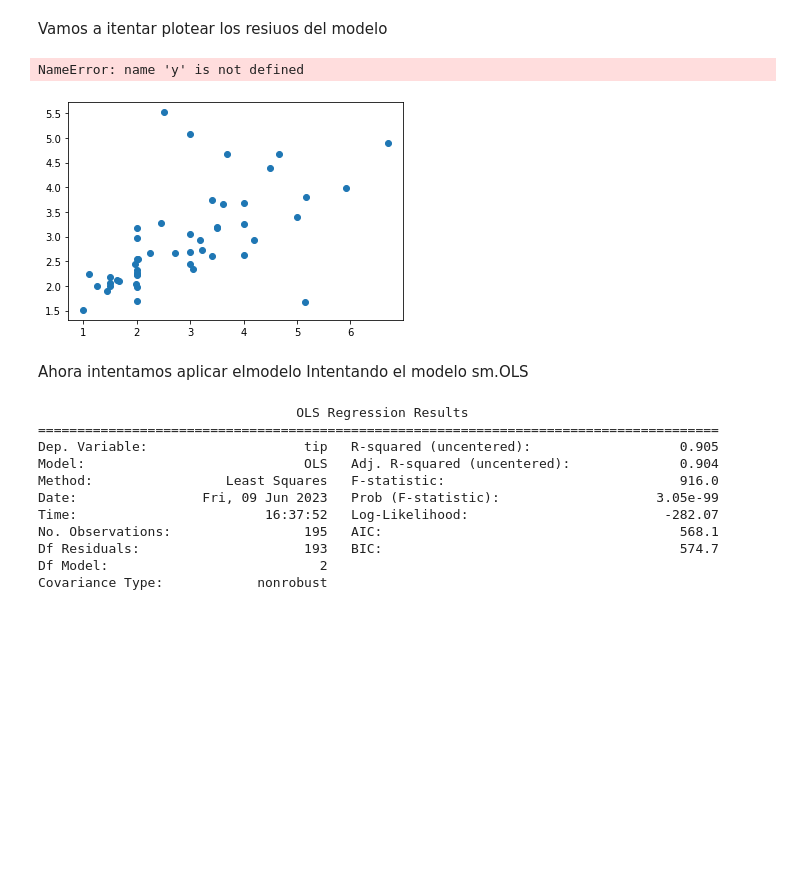
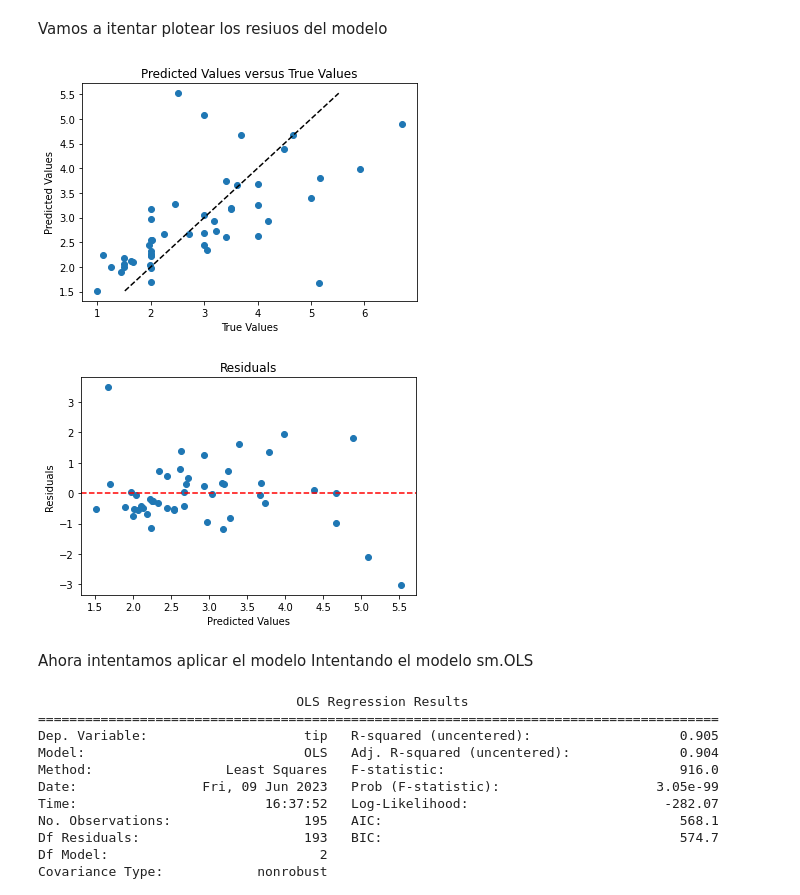
Before and after one commit to Sergio-Ibarra-1795/Diplomado_UNAM_DC_Full_gitHub, a Jupyter notebook: Modulo6_Aprendizaje_supervisado/Modulo6_02_Regresion_Lineal.ipynb, the cells around one changed output. Cells and saved outputs as stored; diff of their text form; code cells hidden in the pictures; blank space fills up the shorter version.

```diff
--- a/Modulo6_Aprendizaje_supervisado/Modulo6_02_Regresion_Lineal.ipynb
+++ b/Modulo6_Aprendizaje_supervisado/Modulo6_02_Regresion_Lineal.ipynb
@@ -137,28 +137,28 @@ Vamos a itentar plotear los resiuos del modelo
 # %%
 import matplotlib.pyplot as plt
 
 
 # Plot predicted values versus true values
 plt.scatter(y_tips_test, y_pred_modelo_lineal_simple_tips)
-plt.plot([y.min(), y.max()], [y.min(), y.max()], 'k--')  # Add a diagonal line for reference
+plt.plot([y_pred_modelo_lineal_simple_tips.min(), y_pred_modelo_lineal_simple_tips.max()], [y_pred_modelo_lineal_simple_tips.min(), y_pred_modelo_lineal_simple_tips.max()], 'k--')  # Add a diagonal line for reference
 plt.xlabel('True Values')
 plt.ylabel('Predicted Values')
 plt.title('Predicted Values versus True Values')
 plt.show()
 
 # Plot residuals
 residuals = y_tips_test - y_pred_modelo_lineal_simple_tips# Calculate residuals
 plt.scatter(y_pred_modelo_lineal_simple_tips, residuals)
 plt.axhline(y=0, color='r', linestyle='--')  # Add a horizontal line at y=0
 plt.xlabel('Predicted Values')
 plt.ylabel('Residuals')
 plt.title('Residuals')
 plt.show()
 # %% [output]
-NameError: name 'y' is not defined
-[figure, old version]
+[figure, new version]
+[figure, added]
 # %% [markdown]
-Ahora intentamos aplicar elmodelo Intentando el modelo sm.OLS
+Ahora intentamos aplicar el modelo Intentando el modelo sm.OLS
 # %%
 import statsmodels.api as sm
 
```
Also changed, not shown: parts of 5 cells of this notebook, 1 other file.
